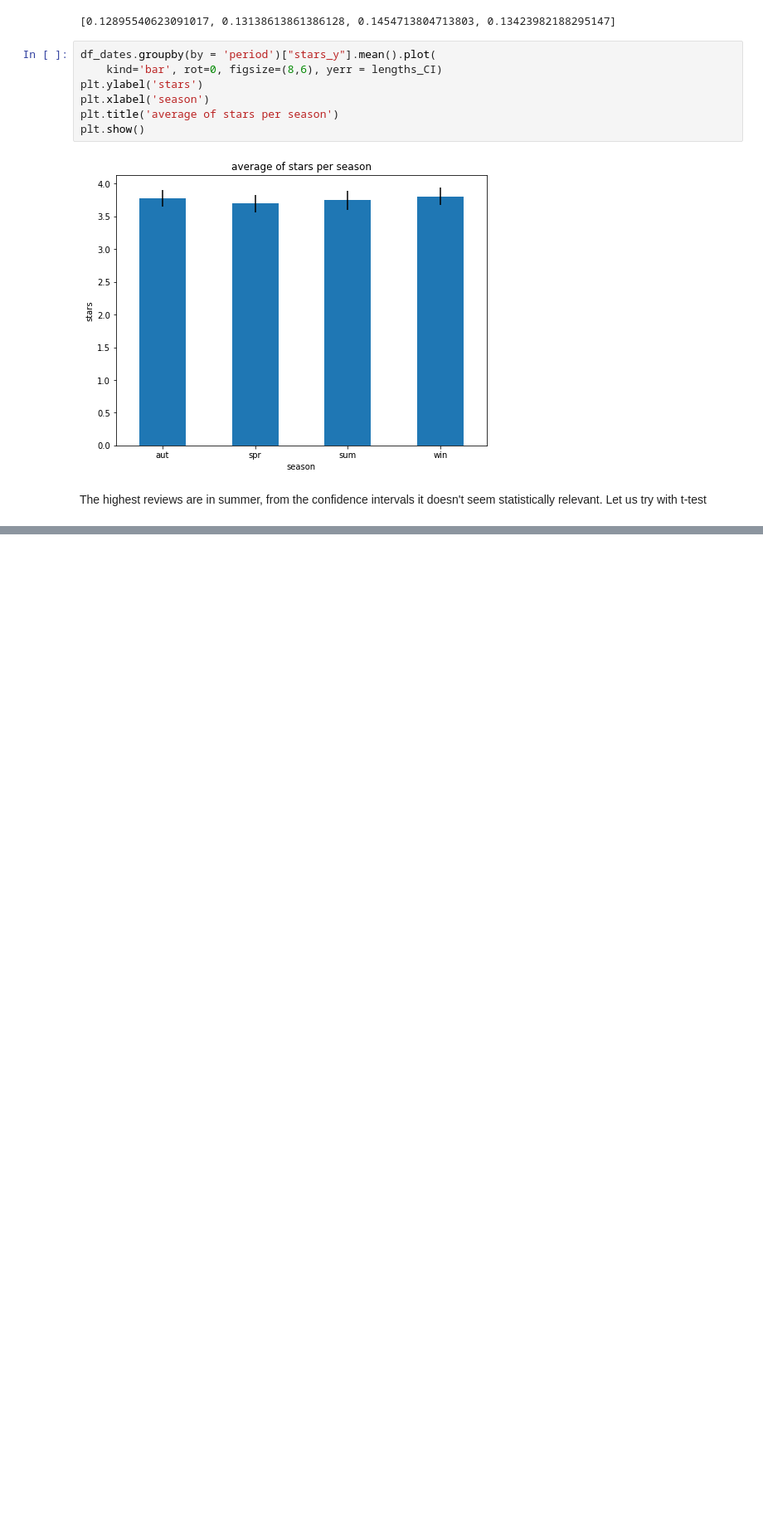
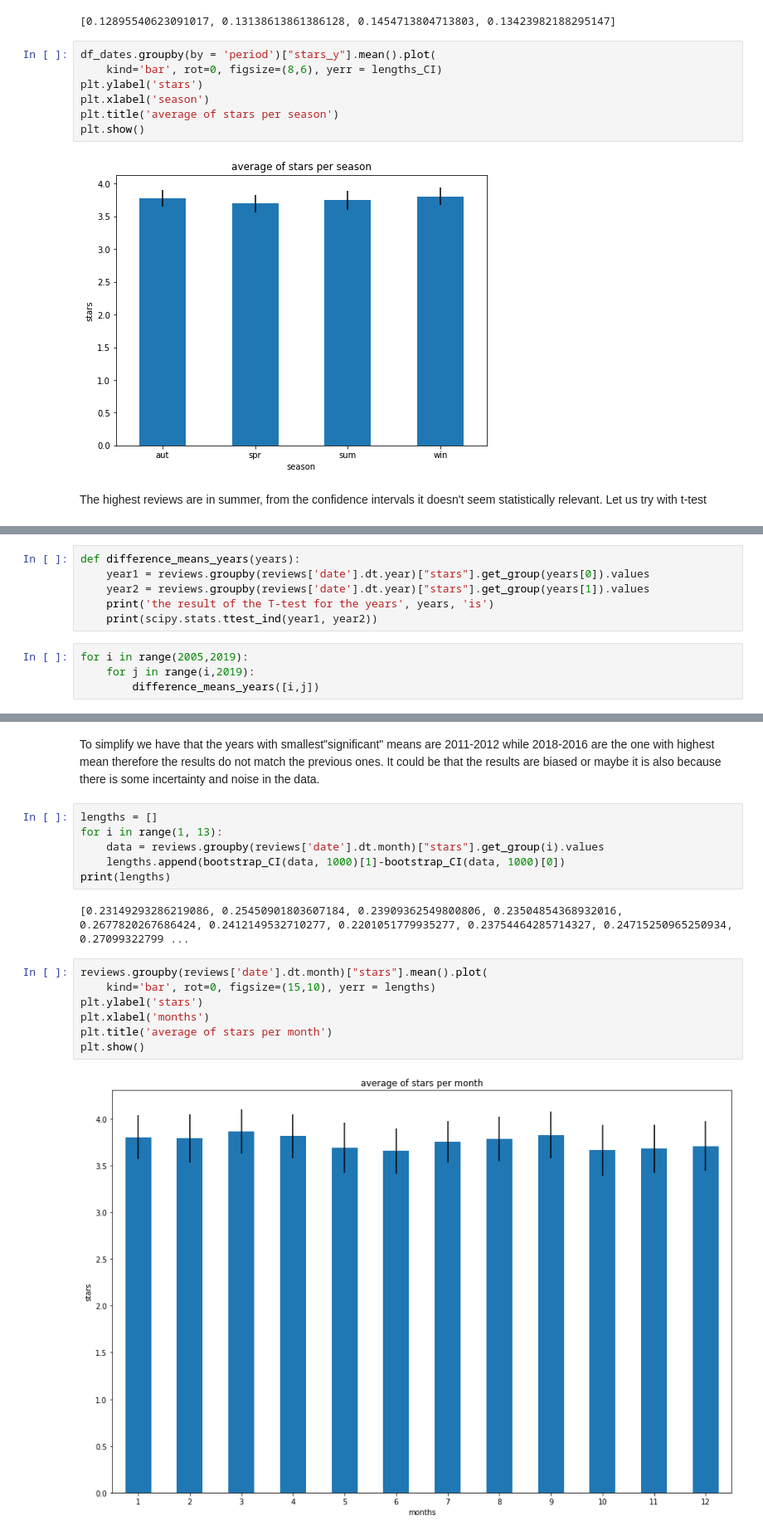
Before and after one commit to lucarossi9/Statistical-computation-project-2, a Jupyter notebook: evaluating the evolution of the ratings.ipynb, the cells around one changed output, grey strips where cells are left out. Shown at 83% size. Drawn from its saved outputs; the diff is of its cells as text; blank space fills up the shorter version.

```diff
--- a/evaluating the evolution of the ratings.ipynb
+++ b/evaluating the evolution of the ratings.ipynb
@@ -622,0 +704,10 @@ The difference is still not significant
+# %%
+def difference_means_years(years):
+    year1 = reviews.groupby(reviews['date'].dt.year)["stars"].get_group(years[0]).values
+    year2 = reviews.groupby(reviews['date'].dt.year)["stars"].get_group(years[1]).values
+    print('the result of the T-test for the years', years, 'is')
+    print(scipy.stats.ttest_ind(year1, year2))
+# %%
+for i in range(2005,2019):
+    for j in range(i,2019):
+        difference_means_years([i,j])
@@ -622,0 +735,19 @@ The difference is still not significant
+# %% [markdown]
+To simplify we have that the years with smallest"significant" means are 2011-2012 while 2018-2016 are the one with highest mean therefore the results do not match the previous ones. It could be that the results are biased or maybe it is also because there is some incertainty and noise in the data.
+# %%
+lengths = []
+for i in range(1, 13):
+    data = reviews.groupby(reviews['date'].dt.month)["stars"].get_group(i).values
+    lengths.append(bootstrap_CI(data, 1000)[1]-bootstrap_CI(data, 1000)[0])
+print(lengths)
+# %% [output]
+[0.23149293286219086, 0.25450901803607184, 0.23909362549800806, 0.23504854368932016, 0.2677820267686424, 0.2412149532710277, 0.2201051779935277, 0.23754464285714327, 0.24715250965250934, 0.27099322799 ...
+# %%
+reviews.groupby(reviews['date'].dt.month)["stars"].mean().plot(
+    kind='bar', rot=0, figsize=(15,10), yerr = lengths)
+plt.ylabel('stars')
+plt.xlabel('months')
+plt.title('average of stars per month')
+plt.show()
+# %% [output]
+[figure, added]
```
Also changed, not shown: parts of 40 cells of this notebook.
